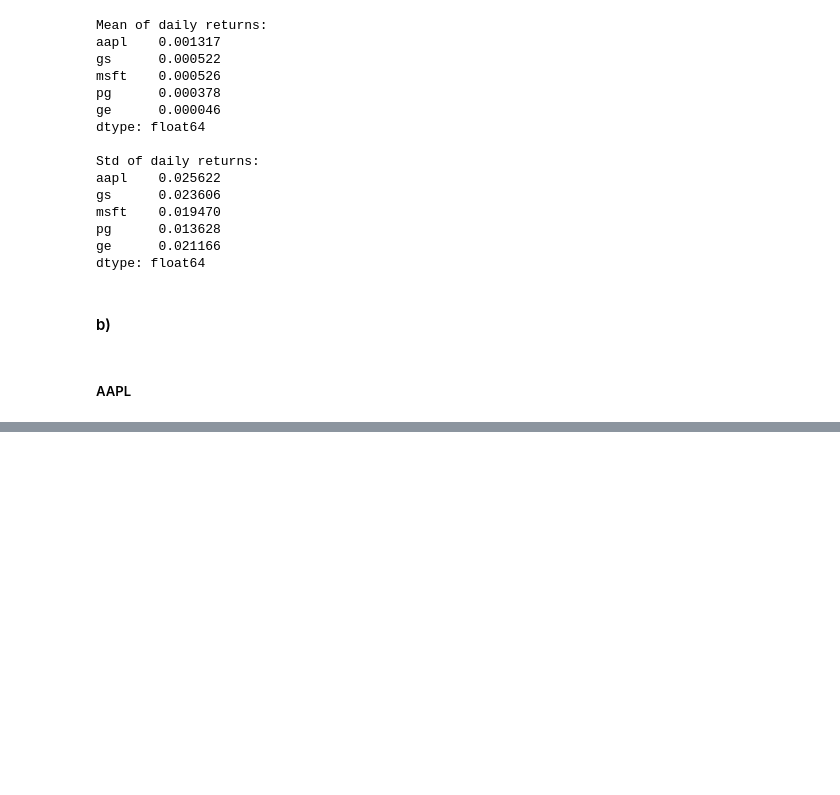
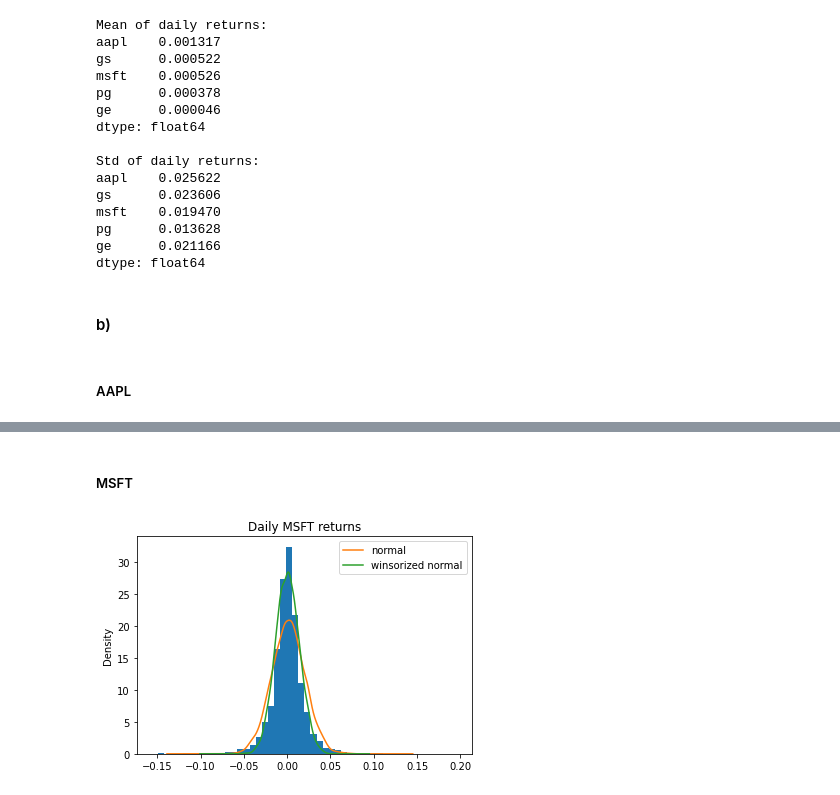
Before and after one commit to dexdx/FIN405_Problem-Sets, a Jupyter notebook: 2/PS2.ipynb, the cells around one changed output, grey strips where cells are left out. Saved outputs shown, nothing was run; the diff lists cells and outputs as text; code cells hidden in the pictures; blank space fills up the shorter version.

```diff
--- a/2/PS2.ipynb
+++ b/2/PS2.ipynb
@@ -84,0 +101,15 @@ norm_aapl_w.plot.kde();
+# %% [markdown]
+##### MSFT
+# %%
+norm_msft = pd.Series(np.random.normal(ret.msft.mean(),ret.msft.std(),N))
+msft_w = ret.msft
+msft_w = msft_w.where(np.abs(msft_w)<0.04)
+norm_msft_w = pd.Series(np.random.normal(msft_w.mean(),msft_w.std(),N))
+
+plt.title('Daily MSFT returns')
+plt.hist(ret.msft, bins=50, density=True);
+norm_msft.plot.kde(label='normal');
+norm_msft_w.plot.kde(label='winsorized normal');
+plt.legend();
+# %% [output]
+[figure, added]
```
Also changed, not shown: parts of 7 cells of this notebook.
